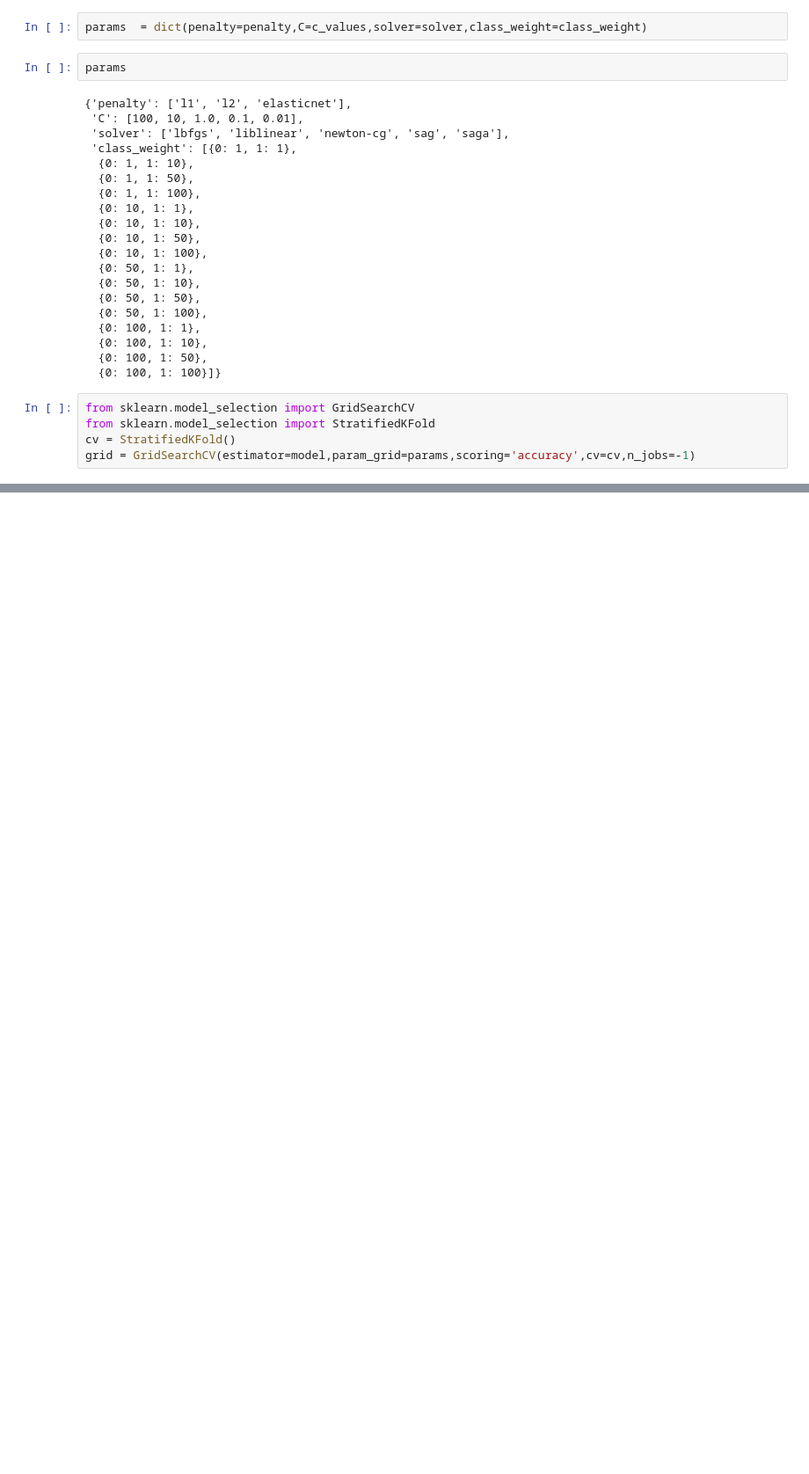
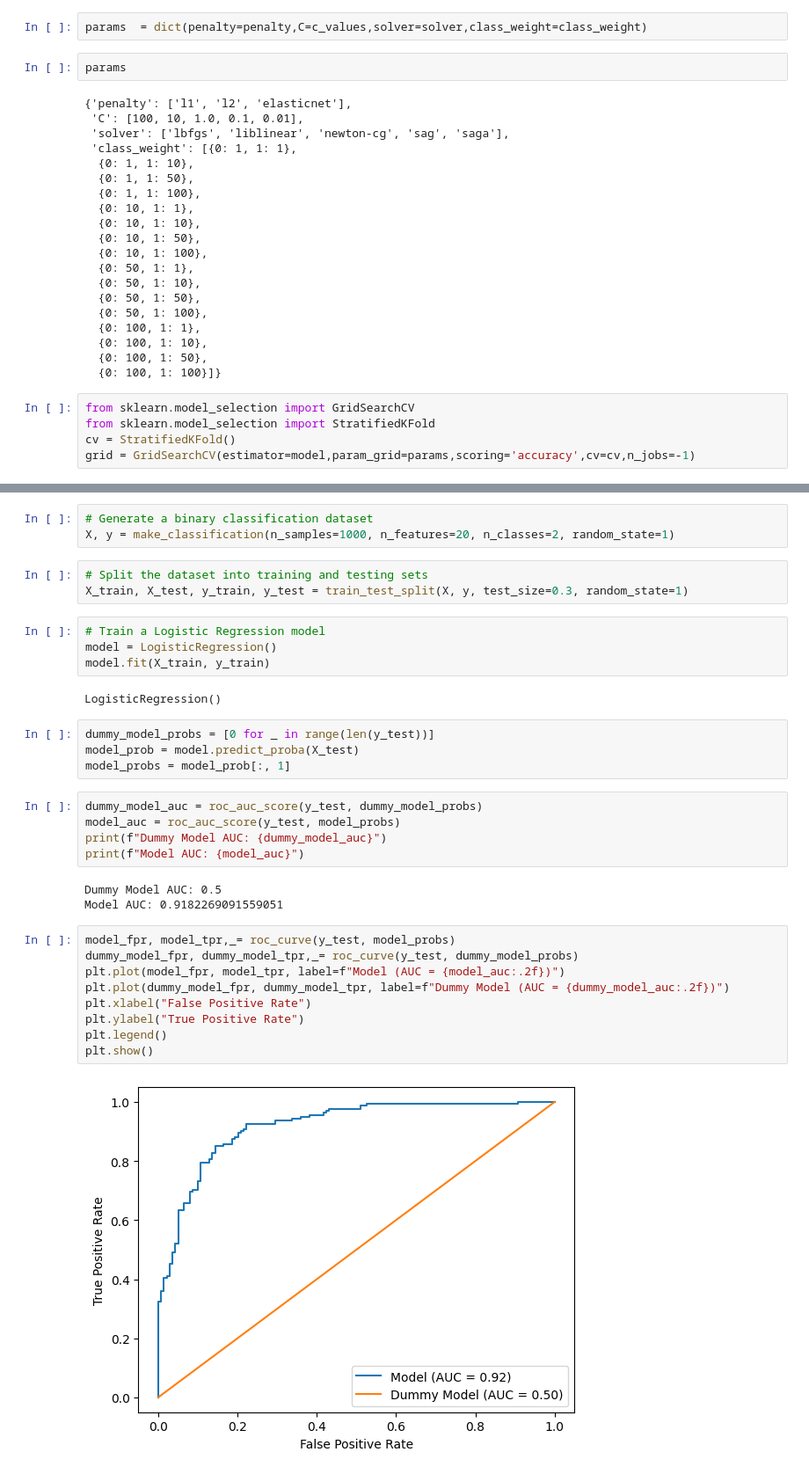
Before and after one commit to Ayhampt/data-science-ML, a Jupyter notebook: logistic regression/logistic regression implementation.ipynb, the cells around one changed output, grey strips where cells are left out. Shown at 88% size. Drawn from its saved outputs; the diff is of its cells as text; blank space fills up the shorter version.

Commit message:
added logistic regression roc auc

```diff
--- a/logistic regression/logistic regression implementation.ipynb
+++ b/logistic regression/logistic regression implementation.ipynb
@@ -395,0 +402,35 @@ weighted avg       0.99      0.99      0.99      2500
+# %%
+# Generate a binary classification dataset
+X, y = make_classification(n_samples=1000, n_features=20, n_classes=2, random_state=1)
+# %%
+# Split the dataset into training and testing sets
+X_train, X_test, y_train, y_test = train_test_split(X, y, test_size=0.3, random_state=1)
+# %%
+# Train a Logistic Regression model
+model = LogisticRegression()
+model.fit(X_train, y_train)
+# %% [output]
+LogisticRegression()
+# %%
+dummy_model_probs = [0 for _ in range(len(y_test))]
+model_prob = model.predict_proba(X_test)
+model_probs = model_prob[:, 1]
+# %%
+dummy_model_auc = roc_auc_score(y_test, dummy_model_probs)
+model_auc = roc_auc_score(y_test, model_probs)
+print(f"Dummy Model AUC: {dummy_model_auc}")
+print(f"Model AUC: {model_auc}")
+# %% [output]
+Dummy Model AUC: 0.5
+Model AUC: 0.9182269091559051
+# %%
+model_fpr, model_tpr,_= roc_curve(y_test, model_probs)
+dummy_model_fpr, dummy_model_tpr,_= roc_curve(y_test, dummy_model_probs)
+plt.plot(model_fpr, model_tpr, label=f"Model (AUC = {model_auc:.2f})")
+plt.plot(dummy_model_fpr, dummy_model_tpr, label=f"Dummy Model (AUC = {dummy_model_auc:.2f})")
+plt.xlabel("False Positive Rate")
+plt.ylabel("True Positive Rate")
+plt.legend()
+plt.show()
+# %% [output]
+[figure, added]
```
Also changed, not shown: parts of 8 cells of this notebook.
